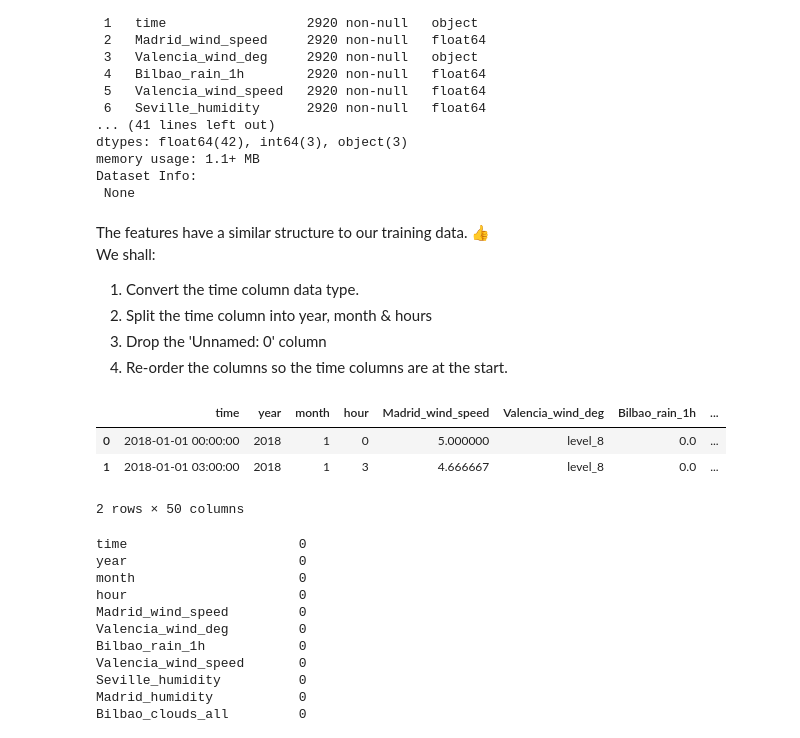
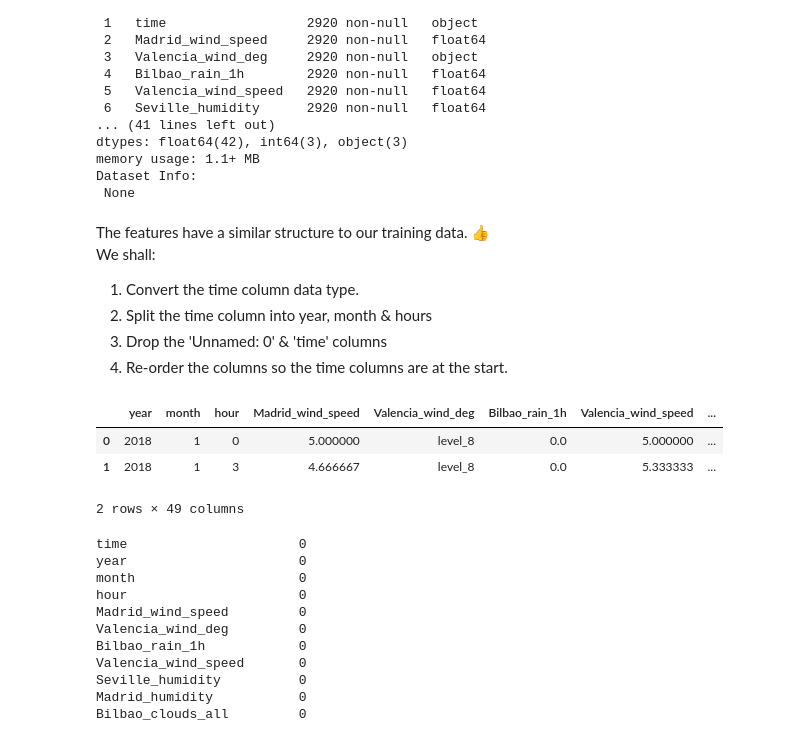
Before and after one commit to KenCBonyo/2110ACDS_ND5, a Jupyter notebook: 2110ACDS_ND5_v0.1.ipynb, the cells around one changed output. Drawn from its saved outputs; the diff is of its cells as text; code cells hidden in the pictures.

```diff
--- a/2110ACDS_ND5_v0.1.ipynb
+++ b/2110ACDS_ND5_v0.1.ipynb
@@ -611,7 +613,8 @@ train_copy_df['month'] = pd.DatetimeIndex(train_copy_df['time']).month
 train_copy_df['day'] = pd.DatetimeIndex(train_copy_df['time']).day
 train_copy_df['hour'] = pd.DatetimeIndex(train_copy_df['time']).hour
 # %%
-col_titles = ['time'] + ['year'] + ['month'] + ['day'] + ['hour'] + [col for col in train_copy_df.columns \
+col_titles = ['time'] + ['year'] + ['month'] + ['day'] + ['hour'] + \
+     [col for col in train_copy_df.columns \
      if col not in ['time', 'year', 'month', 'day', 'hour']]
 
 train_copy_df = train_copy_df.reindex(columns= col_titles)
@@ -1110,27 +1113,27 @@ The features have a similar structure to our training data. 👍 <br/>
 We shall:
 1. Convert the time column data type.
 2. Split the time column into year, month & hours
-3. Drop the 'Unnamed: 0' column
+3. Drop the 'Unnamed: 0' & 'time' columns
 4. Re-order the columns so the time columns are at the start.
 # %%
 test_copy_df['time'] = pd.to_datetime(test_copy_df['time'], format='%Y-%m-%d %H:%M:%S')
 
 test_copy_df['year'] = pd.DatetimeIndex(test_copy_df['time']).year
 test_copy_df['month'] = pd.DatetimeIndex(test_copy_df['time']).month
 test_copy_df['hour'] = pd.DatetimeIndex(test_copy_df['time']).hour
 
-test_copy_df = test_copy_df.drop(['Unnamed: 0'], axis=1)
+test_copy_df = test_copy_df.drop(columns=['Unnamed: 0','time'], axis=1)
 
-col_titles = ['time'] + ['year'] + ['month'] + ['hour'] + [col for col in test_copy_df.columns \
-     if col not in ['time', 'year', 'month', 'hour']]
+col_titles = ['year'] + ['month'] + ['hour'] + [col for col in test_copy_df.columns \
+     if col not in ['year', 'month', 'hour']]
 
 test_copy_df = test_copy_df.reindex(columns= col_titles)
 test_copy_df.head(2)
 # %% [output]
-|  | time | year | month | hour | Madrid_wind_speed | Valencia_wind_deg | Bilbao_rain_1h | ... |
-| 0 | 2018-01-01 00:00:00 | 2018 | 1 | 0 | 5.000000 | level_8 | 0.0 | ... |
-| 1 | 2018-01-01 03:00:00 | 2018 | 1 | 3 | 4.666667 | level_8 | 0.0 | ... |
+|  | year | month | hour | Madrid_wind_speed | Valencia_wind_deg | Bilbao_rain_1h | Valencia_wind_speed | ... |
+| 0 | 2018 | 1 | 0 | 5.000000 | level_8 | 0.0 | 5.000000 | ... |
+| 1 | 2018 | 1 | 3 | 4.666667 | level_8 | 0.0 | 5.333333 | ... |
-2 rows × 50 columns
+2 rows × 49 columns
 # %%
 # check for null values
 test_copy_df.isna().sum()
```
Also changed, not shown: parts of 19 cells of this notebook, 1 other file.
